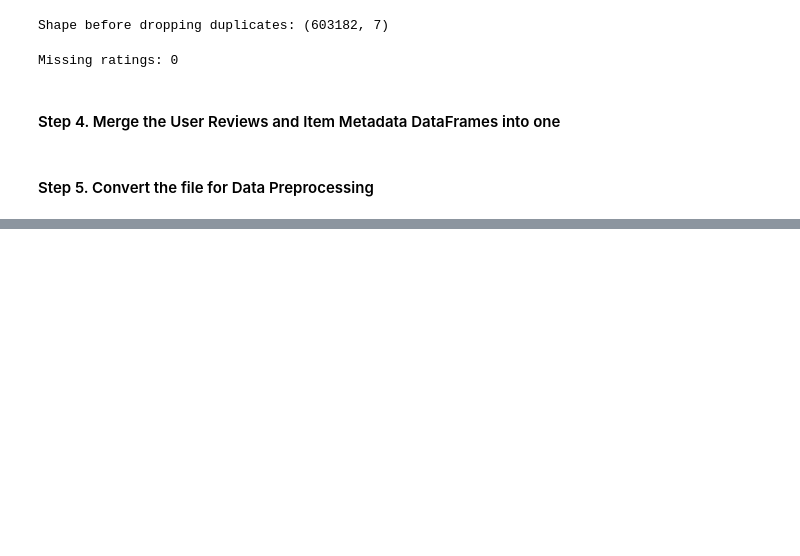
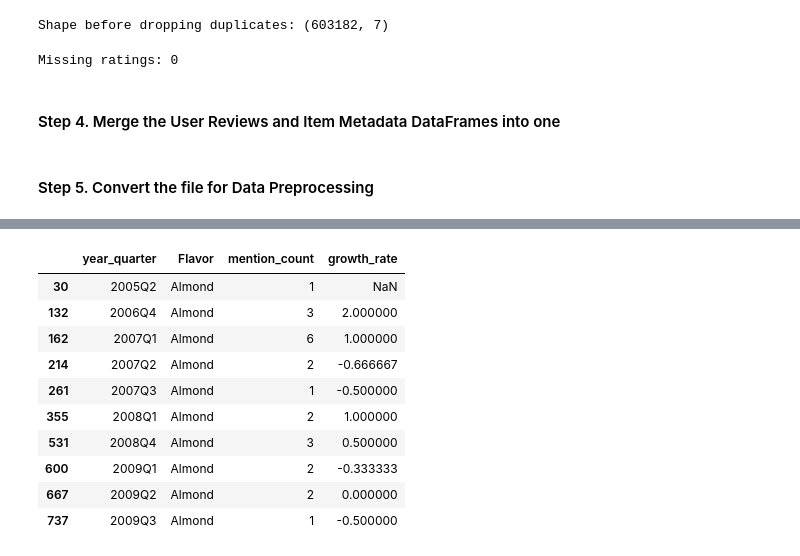
Before and after one commit to Nestle-1A-BTT/flavor-trend-prediction, a Jupyter notebook: Amazon_DataFrame.ipynb, the cells around one changed output, grey strips where cells are left out. Drawn from its saved outputs; the diff is of its cells as text; code cells hidden in the pictures; blank space fills up the shorter version.

```diff
--- a/Amazon_DataFrame.ipynb
+++ b/Amazon_DataFrame.ipynb
@@ -192,0 +395,17 @@ print(f"Exported {total_chunks} parquet chunks")
+# %%
+# Compute growth rate quarter over quarter
+trend_df['growth_rate'] = trend_df.groupby('Flavor')['mention_count'].pct_change()
+# %%
+trend_df.head(10)
+# %% [output]
+|  | year_quarter | Flavor | mention_count | growth_rate |
+| 30 | 2005Q2 | Almond | 1 | NaN |
+| 132 | 2006Q4 | Almond | 3 | 2.000000 |
+| 162 | 2007Q1 | Almond | 6 | 1.000000 |
+| 214 | 2007Q2 | Almond | 2 | -0.666667 |
+| 261 | 2007Q3 | Almond | 1 | -0.500000 |
+| 355 | 2008Q1 | Almond | 2 | 1.000000 |
+| 531 | 2008Q4 | Almond | 3 | 0.500000 |
+| 600 | 2009Q1 | Almond | 2 | -0.333333 |
+| 667 | 2009Q2 | Almond | 2 | 0.000000 |
+| 737 | 2009Q3 | Almond | 1 | -0.500000 |
```
Also changed, not shown: parts of 27 cells of this notebook.
